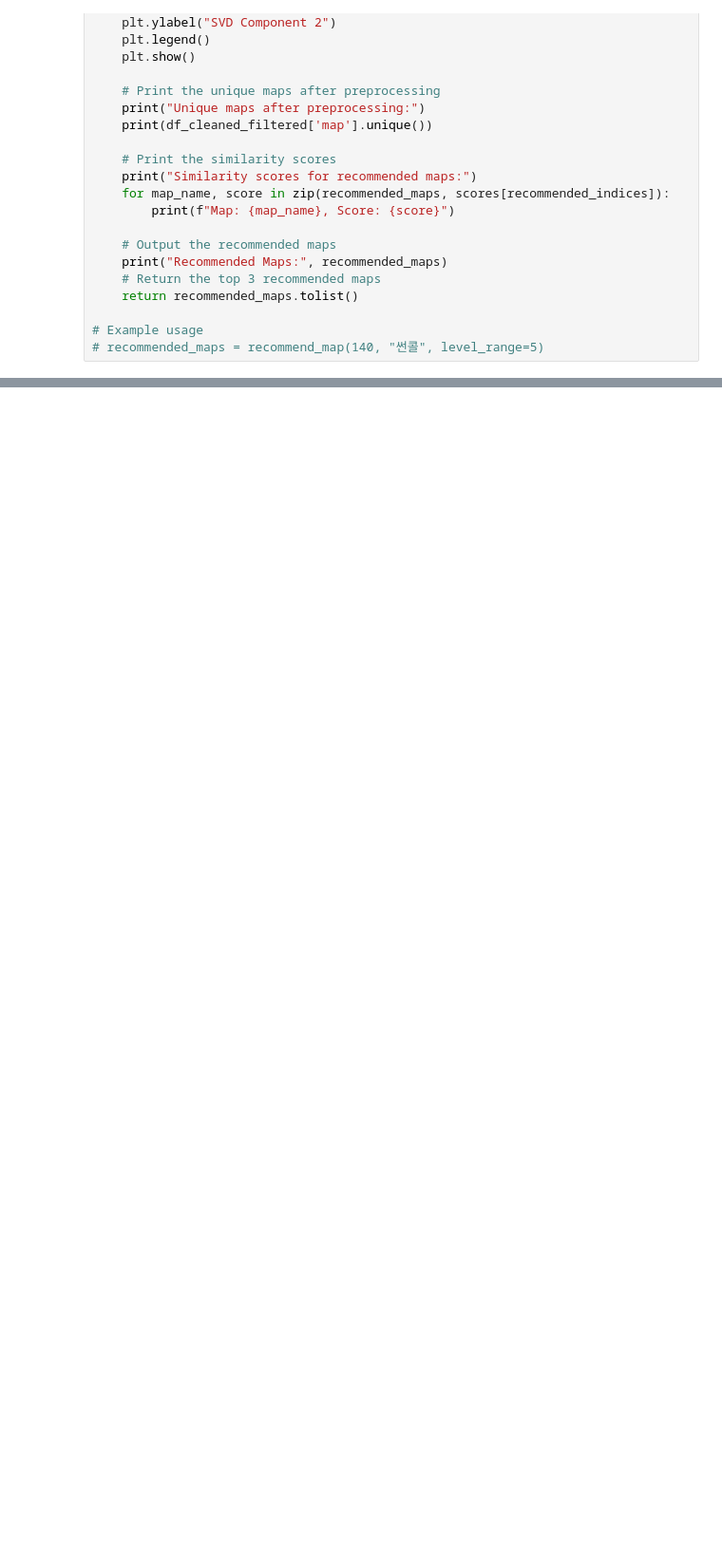
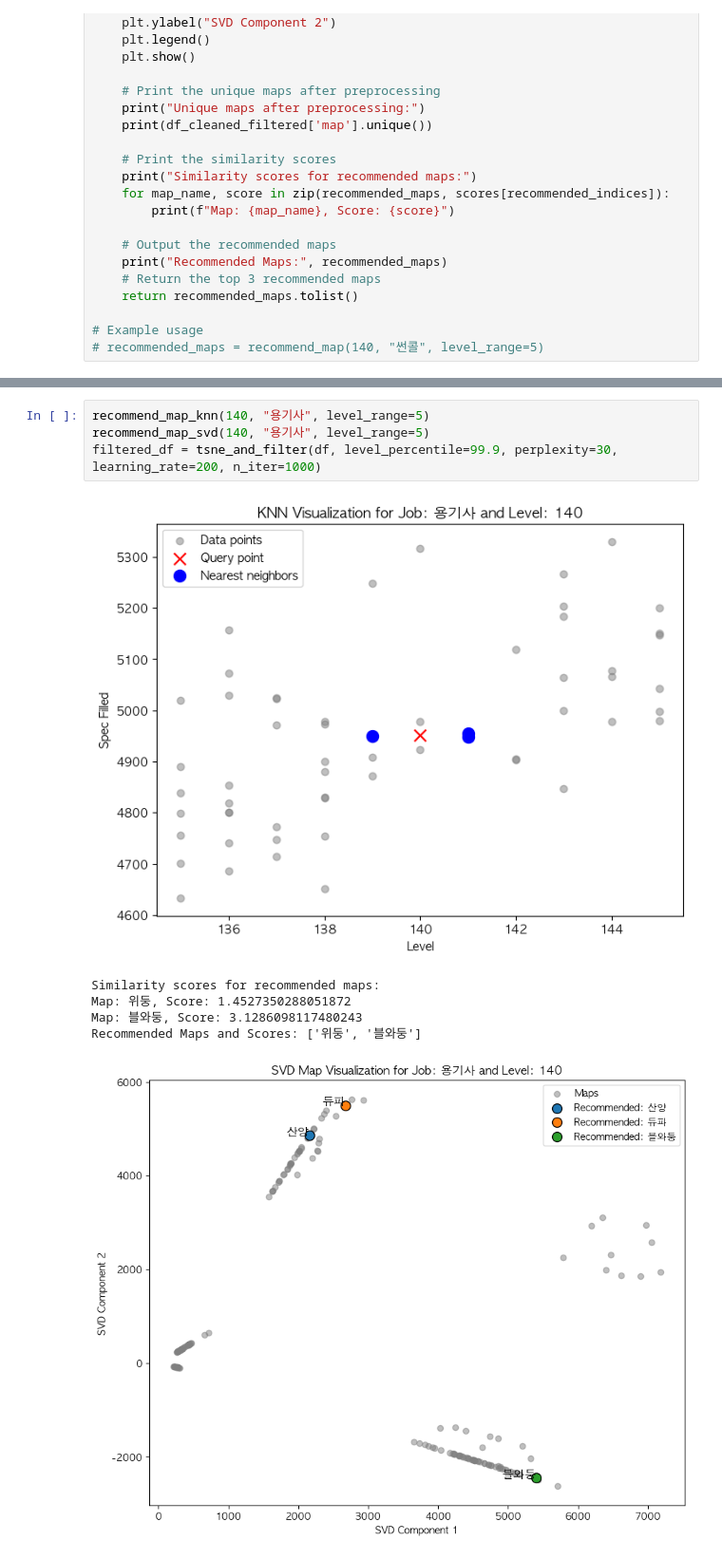
Before and after one commit to jongwonIee/mapleland, a Jupyter notebook: party/modeling.ipynb, the cells around one changed output, grey strips where cells are left out. Shown at 95% size. Drawn from its saved outputs; the diff is of its cells as text; blank space fills up the shorter version.

```diff
--- a/party/modeling.ipynb
+++ b/party/modeling.ipynb
@@ -324,0 +359,11 @@ Recommended Maps: Index(['망용둥', '불어전', '레와둥'], dtype='object',
+# %%
+recommend_map_knn(140, "용기사", level_range=5)
+recommend_map_svd(140, "용기사", level_range=5)
+filtered_df = tsne_and_filter(df, level_percentile=99.9, perplexity=30, learning_rate=200, n_iter=1000)
+# %% [output]
+[figure, added]
+Similarity scores for recommended maps:
+Map: 위둥, Score: 1.4527350288051872
+Map: 블와둥, Score: 3.1286098117480243
+Recommended Maps and Scores: ['위둥', '블와둥']
+[figure, added]
```
Also changed, not shown: parts of 6 cells of this notebook, 18 other files.
